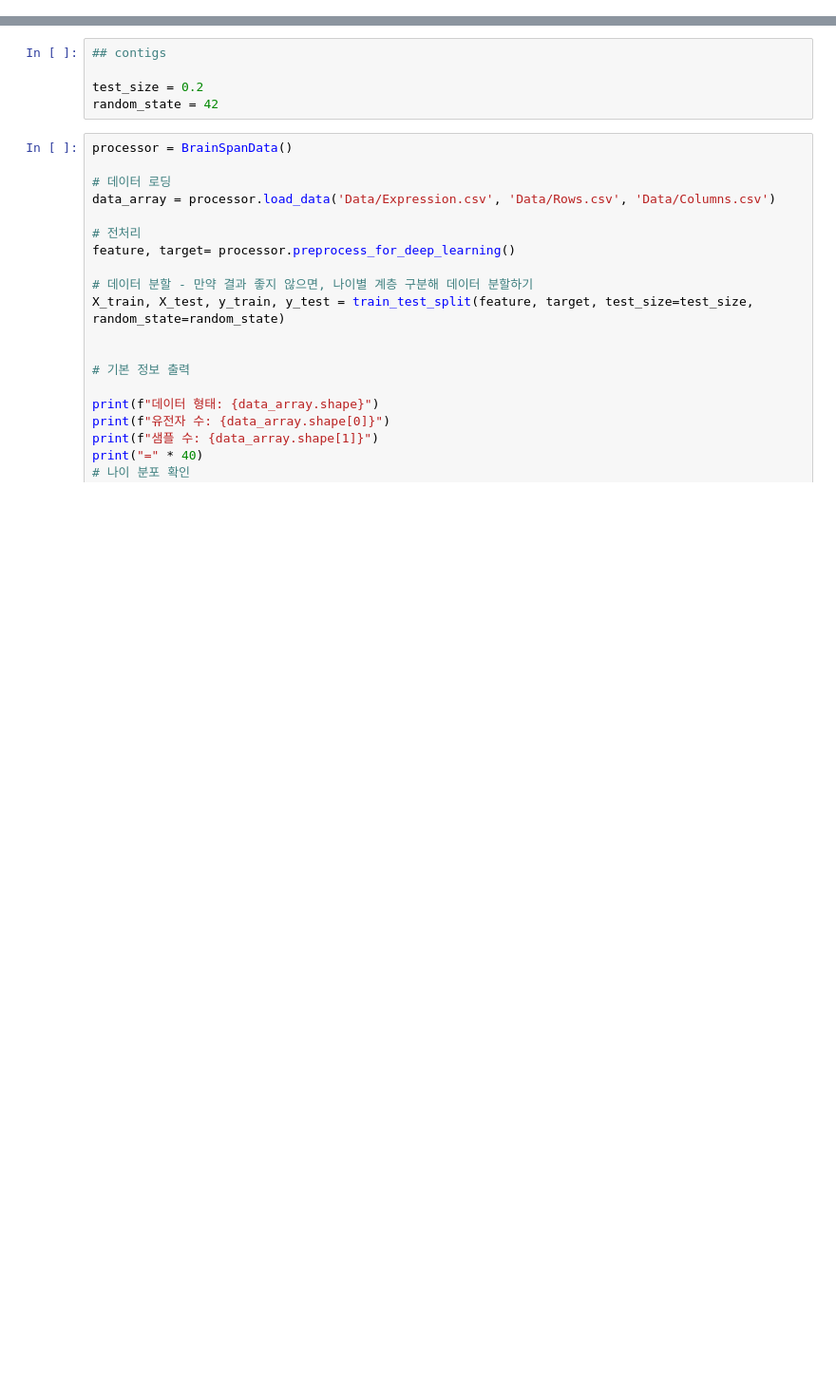
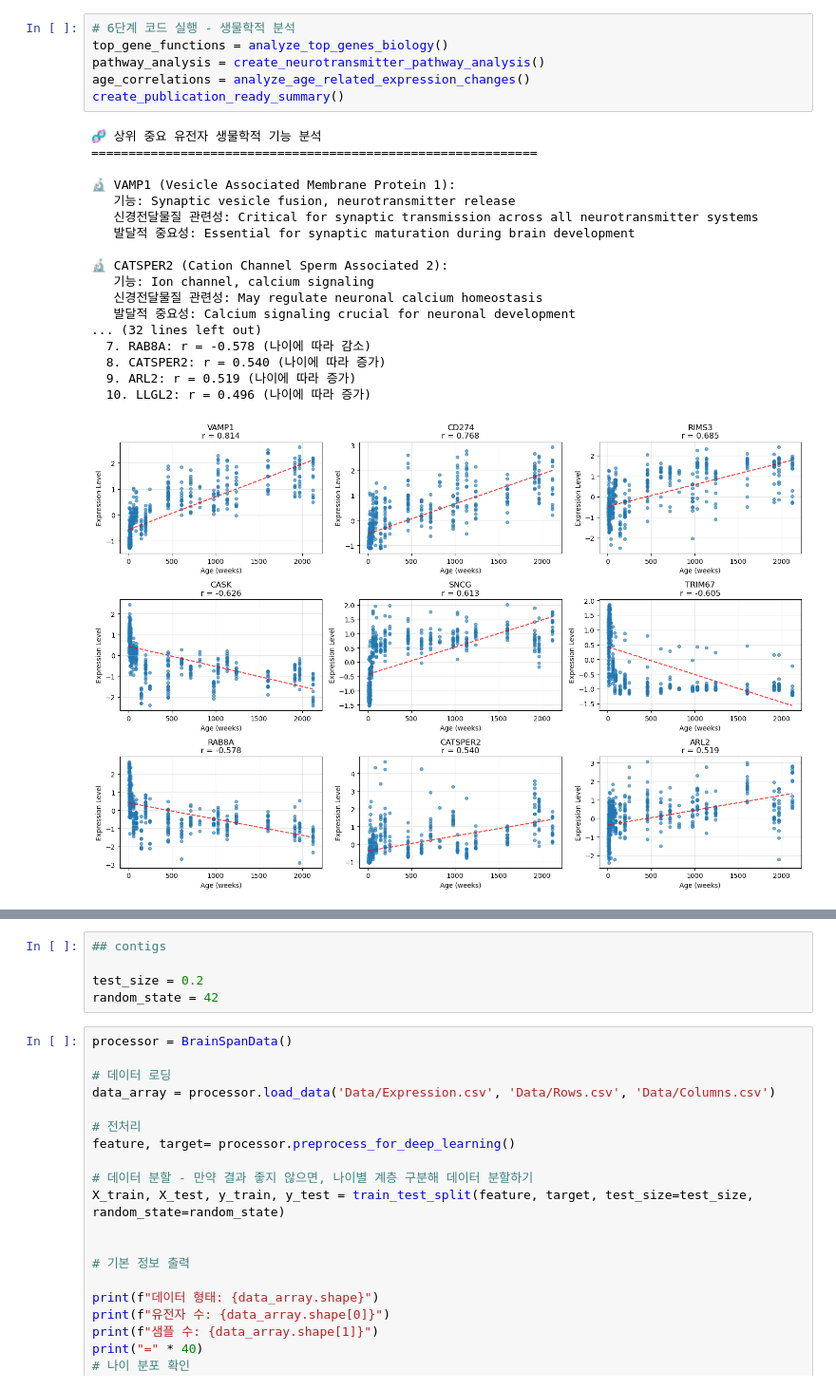
Before and after one commit to hssung-0011/Brain_DeepL, a Jupyter notebook: Data_preprocessing.ipynb, the cells around one changed output, grey strips where cells are left out. Shown at 95% size. Drawn from its saved outputs; the diff is of its cells as text; blank space fills up the shorter version.

```diff
--- a/Data_preprocessing.ipynb
+++ b/Data_preprocessing.ipynb
@@ -119,0 +1972,25 @@ class BrainSpanDataset(Dataset):
+# %%
+# 6단계 코드 실행 - 생물학적 분석
+top_gene_functions = analyze_top_genes_biology()
+pathway_analysis = create_neurotransmitter_pathway_analysis()
+age_correlations = analyze_age_related_expression_changes()
+create_publication_ready_summary()
+# %% [output]
+🧬 상위 중요 유전자 생물학적 기능 분석
+============================================================
+
+🔬 VAMP1 (Vesicle Associated Membrane Protein 1):
+   기능: Synaptic vesicle fusion, neurotransmitter release
+   신경전달물질 관련성: Critical for synaptic transmission across all neurotransmitter systems
+   발달적 중요성: Essential for synaptic maturation during brain development
+
+🔬 CATSPER2 (Cation Channel Sperm Associated 2):
+   기능: Ion channel, calcium signaling
+   신경전달물질 관련성: May regulate neuronal calcium homeostasis
+   발달적 중요성: Calcium signaling crucial for neuronal development
+... (32 lines left out)
+  7. RAB8A: r = -0.578 (나이에 따라 감소)
+  8. CATSPER2: r = 0.540 (나이에 따라 증가)
+  9. ARL2: r = 0.519 (나이에 따라 증가)
+  10. LLGL2: r = 0.496 (나이에 따라 증가)
+[figure, added]
```
Also changed, not shown: parts of 31 cells of this notebook, 8 other files.
